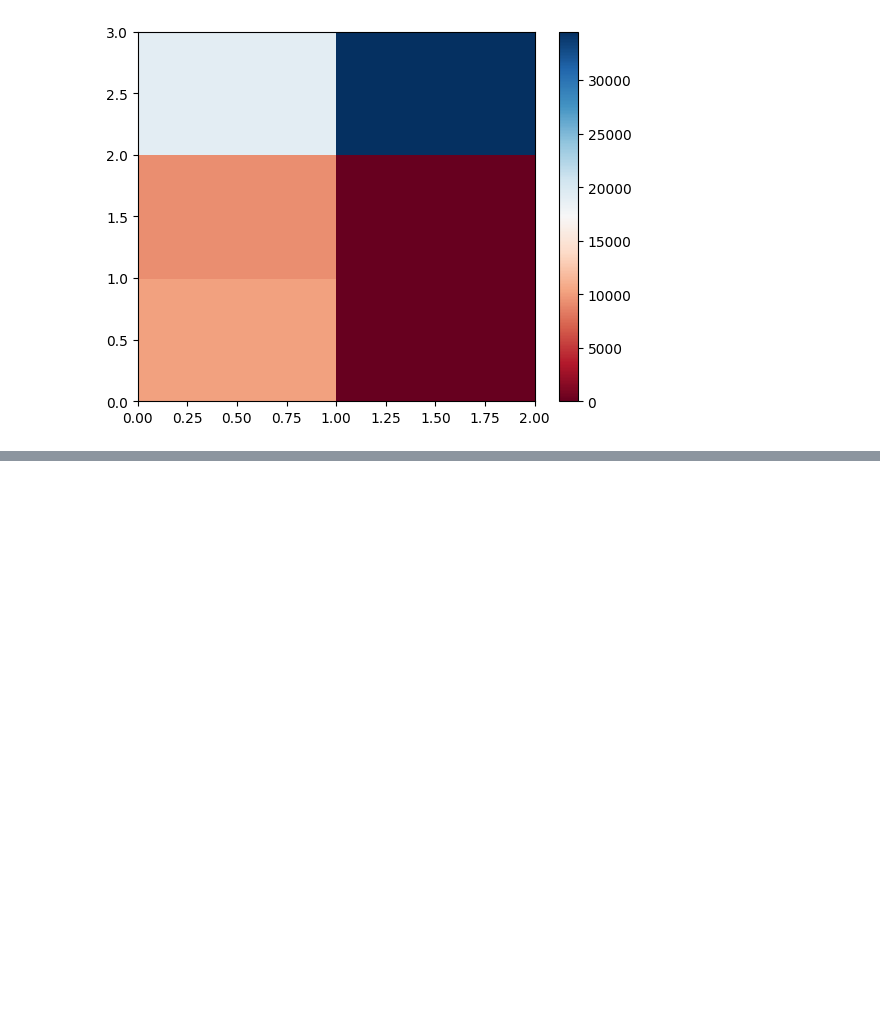
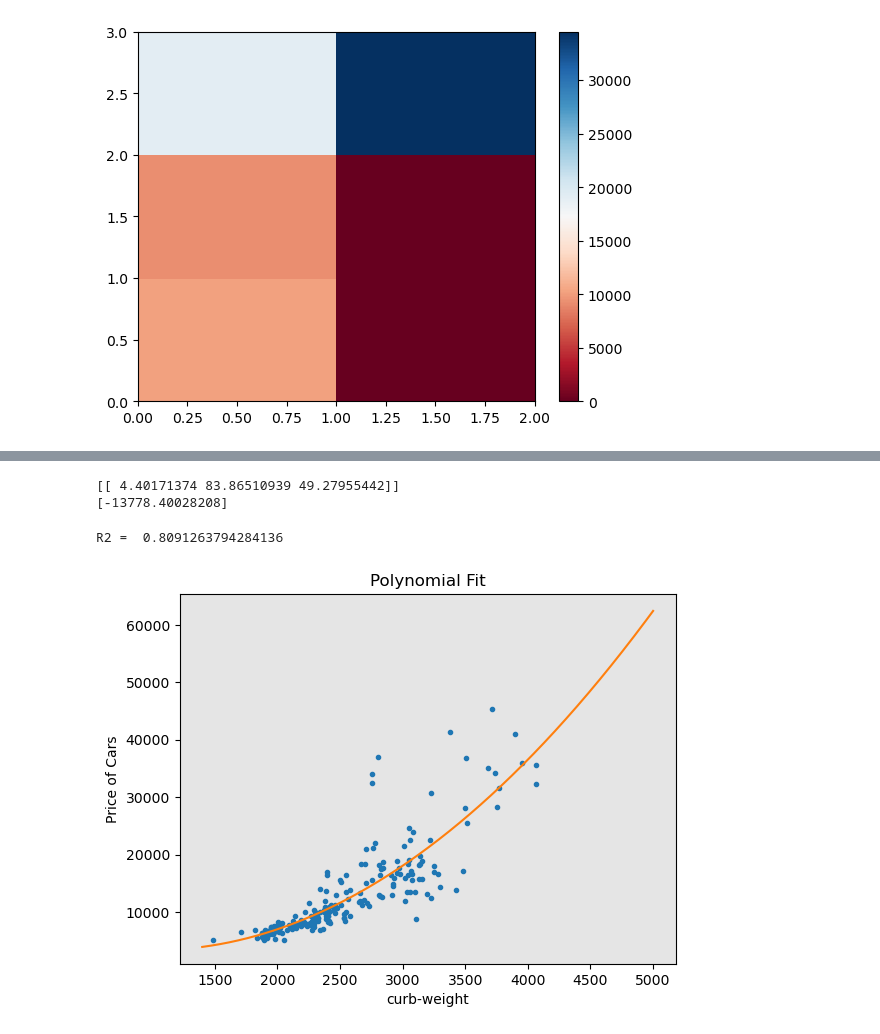
Before and after one commit to dylanxlam/data_visualization_practive, a Jupyter notebook: exercises/4linear_regression.ipynb, the cells around one changed output, grey strips where cells are left out. Drawn from its saved outputs; the diff is of its cells as text; code cells hidden in the pictures; blank space fills up the shorter version.

```diff
--- a/exercises/4linear_regression.ipynb
+++ b/exercises/4linear_regression.ipynb
@@ -188,0 +201,39 @@ plt.show()
+# %%
+X = df[['curb-weight', 'engine-size', 'horsepower']]
+y = df[['price']]
+
+model = LinearRegression()
+model.fit(X,y)
+predictions = model.predict(X)
+
+print(model.coef_)
+print(model.intercept_)
+# %% [output]
+[[ 4.40171374 83.86510939 49.27955442]]
+[-13778.40028208]
+# %%
+print('R2 = ', model.score(X,y))
+# %% [output]
+R2 =  0.8091263794284136
+# %%
+def PlotPoly (model, x, y, Name):
+    x_new = np.linspace(1400,5000,1000)
+    y_new = model(x_new)
+    plt.plot(x,y,'.',x_new,y_new, '-')
+    plt.title('Polynomial Fit')
+    ax = plt.gca()
+    ax.set_facecolor((0.898, 0.898, 0.898))
+    plt.xlabel(Name)
+    plt.ylabel('Price of Cars')
+    plt.show()
+# %%
+# fit a quadratic
+x = df['curb-weight']
+y = df['price']
+f = np.polyfit(x,y,2)
+p = np.poly1d(f)
+# %%
+# plot the function
+PlotPoly(p,x,y, Name = 'curb-weight')
+# %% [output]
+[figure, added]
```
Also changed, not shown: parts of 10 cells of this notebook, 5 other files.
